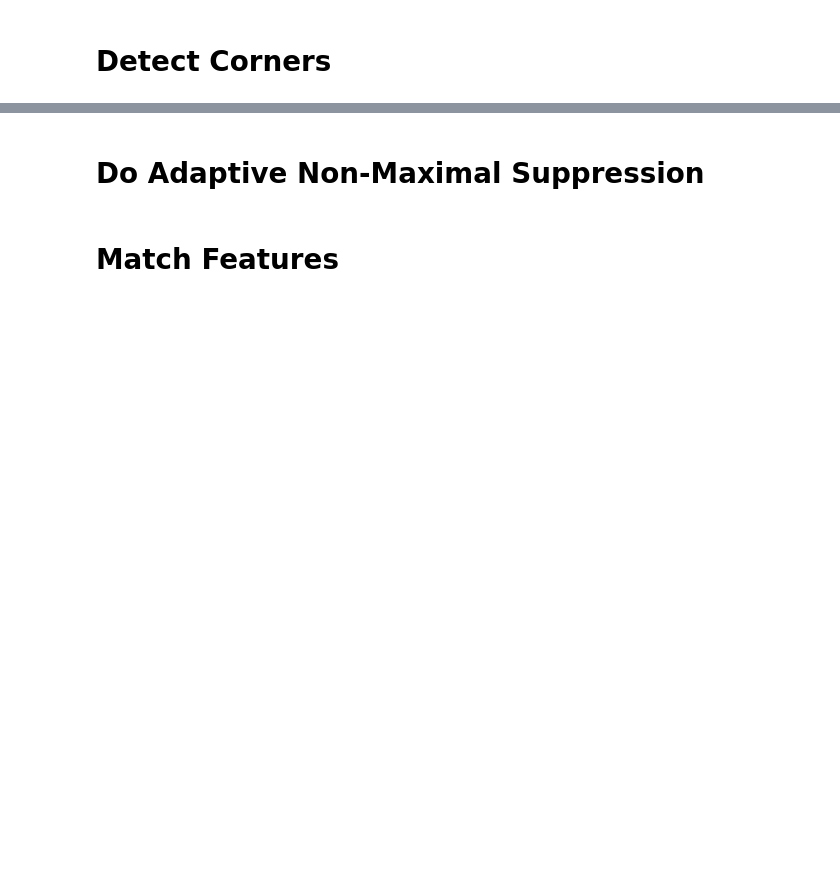
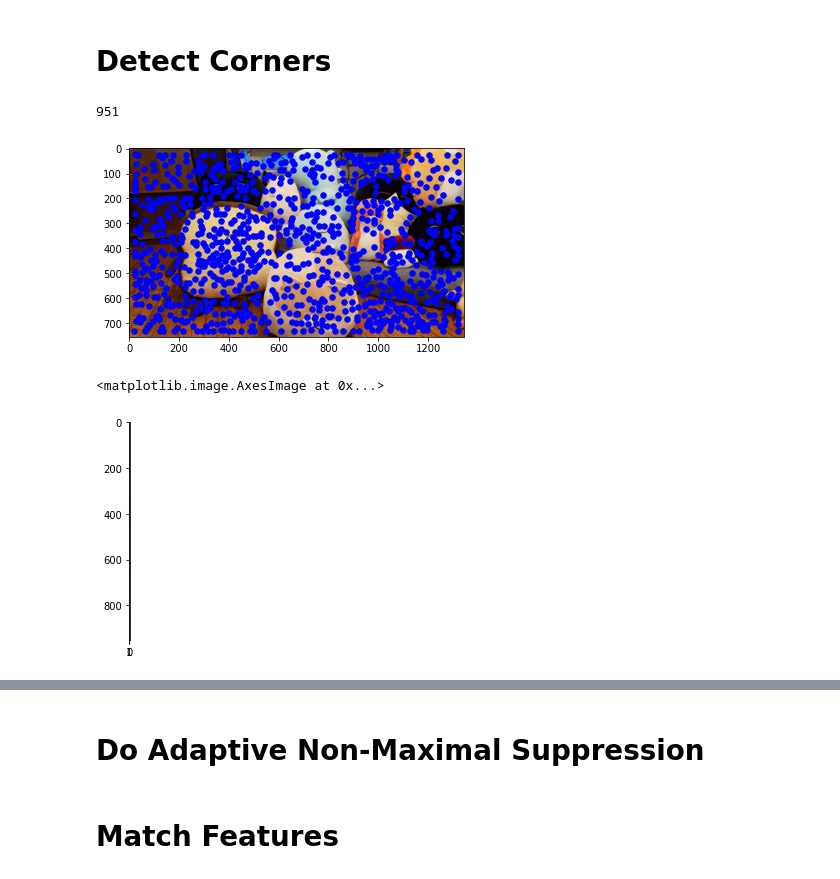
Before and after one commit to aprilsin/cs194-proj5, a Jupyter notebook: test.ipynb, the cells around one changed output, grey strips where cells are left out. Cells and saved outputs as stored; diff of their text form; code cells hidden in the pictures; blank space fills up the shorter version.

```diff
--- a/test.ipynb
+++ b/test.ipynb
@@ -22,8 +25,13 @@ import mops
 im1 = utils.read_img("data/plush1.jpg")
 im2 = utils.read_img("data/plush2.jpg")
 # %%
-strength1, corners1 = mops.detect_corners(im1)
+corners1, strengths1 = detect_corners(im1)
 print(len(corners1))
 utils.plot_corners(im1, corners1)
 plt.imshow(strength1)
+# %% [output]
+951
+[figure, added]
+<matplotlib.image.AxesImage at 0x...>
+[figure, added]
 # %%
```
Also changed, not shown: parts of 20 cells of this notebook, 1 other file.
